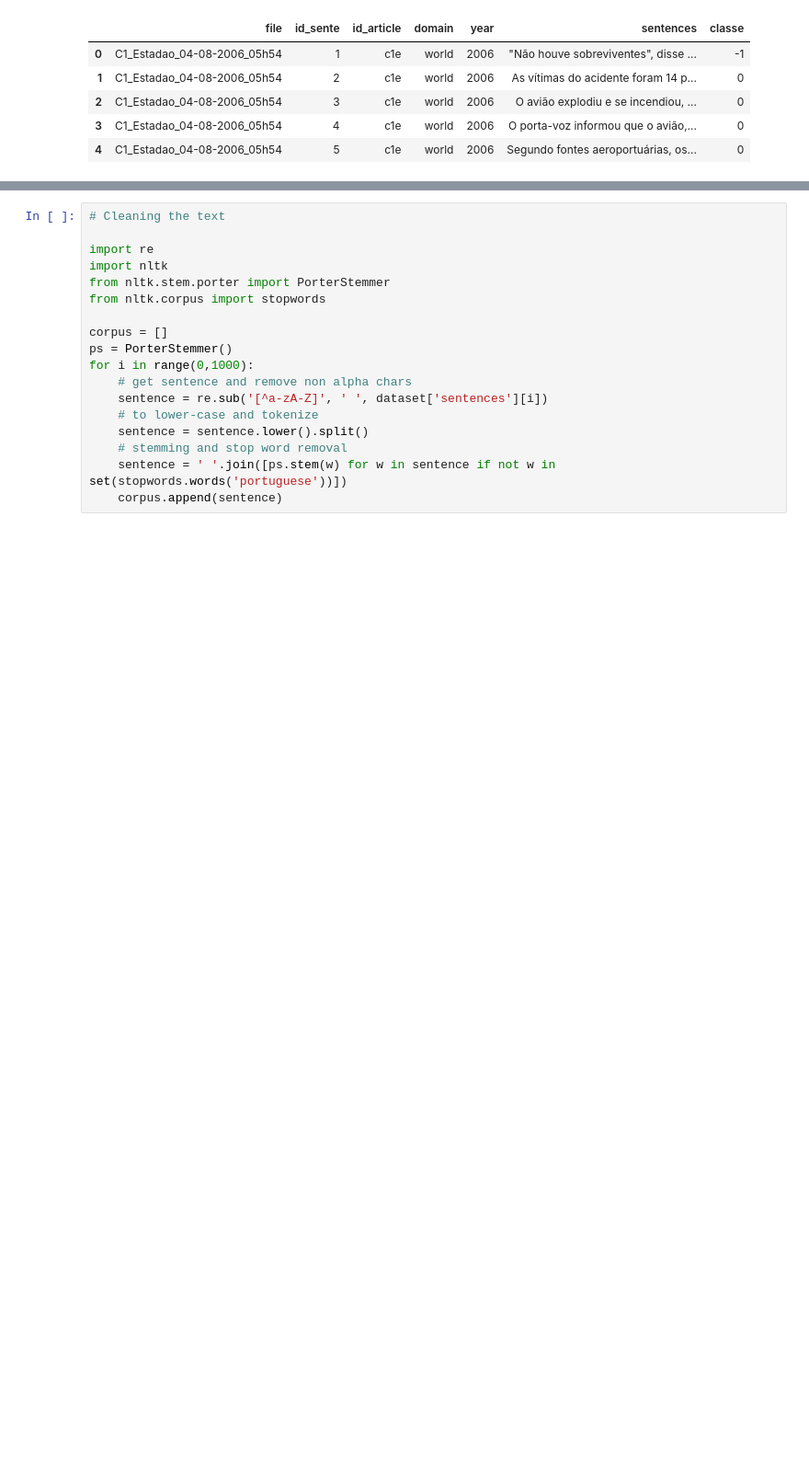
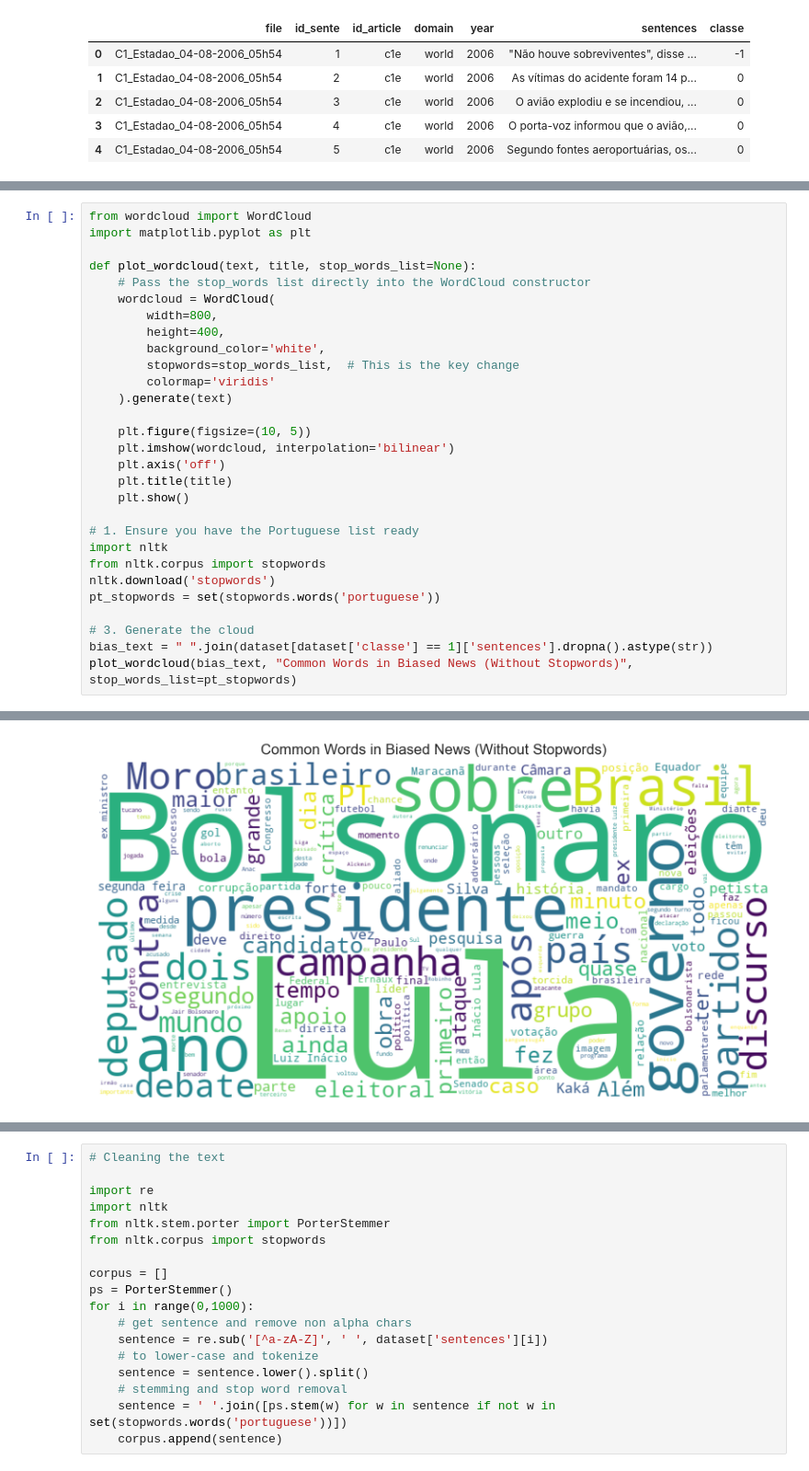
Before and after one commit to Gonto03/NLP-FactNews-Classification, a Jupyter notebook: Data_analysis.ipynb, the cells around one changed output, grey strips where cells are left out. Shown at 92% size. Saved outputs shown, nothing was run; the diff lists cells and outputs as text; blank space fills up the shorter version.

```diff
--- a/Data_analysis.ipynb
+++ b/Data_analysis.ipynb
@@ -27,0 +90,30 @@ Name: count, dtype: int64
+# %%
+from wordcloud import WordCloud
+import matplotlib.pyplot as plt
+
+def plot_wordcloud(text, title, stop_words_list=None):
+    # Pass the stop_words list directly into the WordCloud constructor
+    wordcloud = WordCloud(
+        width=800,
+        height=400,
+        background_color='white',
+        stopwords=stop_words_list,  # This is the key change
+        colormap='viridis'
+    ).generate(text)
+
+    plt.figure(figsize=(10, 5))
+    plt.imshow(wordcloud, interpolation='bilinear')
+    plt.axis('off')
+    plt.title(title)
+    plt.show()
+
+# 1. Ensure you have the Portuguese list ready
+import nltk
+from nltk.corpus import stopwords
+nltk.download('stopwords')
+pt_stopwords = set(stopwords.words('portuguese'))
+
+# 3. Generate the cloud
+bias_text = " ".join(dataset[dataset['classe'] == 1]['sentences'].dropna().astype(str))
+plot_wordcloud(bias_text, "Common Words in Biased News (Without Stopwords)", stop_words_list=pt_stopwords)
+# %% [output]
@@ -27,0 +123 @@ Name: count, dtype: int64
+[figure, added]
```
Also changed, not shown: parts of 11 cells of this notebook.
